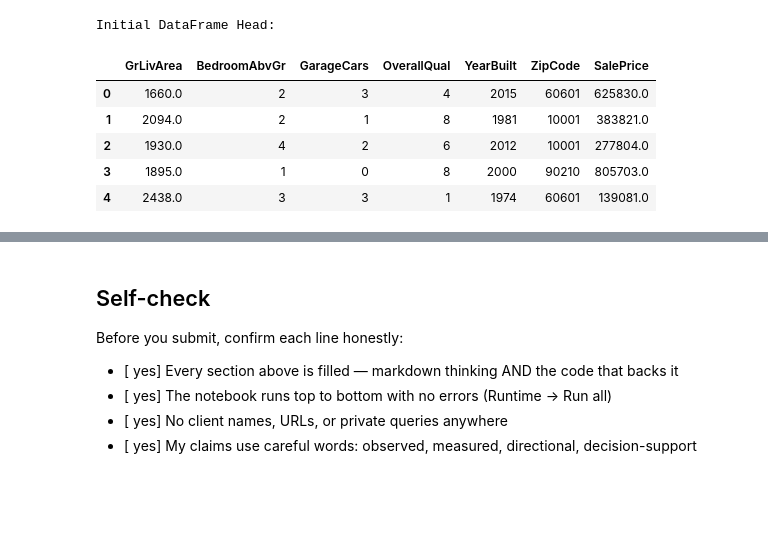
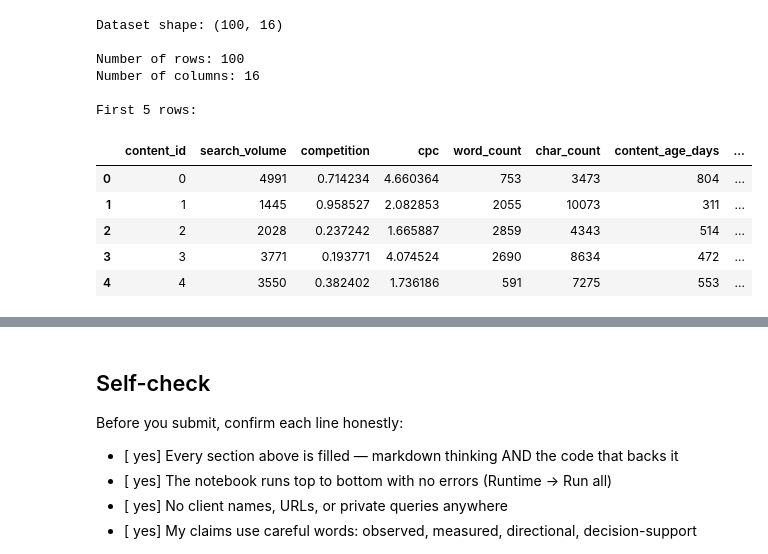
Before and after one commit to kunaaaaaal-cmd/ml-internship-starter, a Jupyter notebook: work/notebooks/capstone.ipynb, the cells around one changed output, grey strips where cells are left out. Drawn from its saved outputs; the diff is of its cells as text; code cells hidden in the pictures; blank space fills up the shorter version.

```diff
--- a/work/notebooks/capstone.ipynb
+++ b/work/notebooks/capstone.ipynb
@@ -41,64 +120,24 @@ Data exclusion criteria included **'records with missing critical values (e.g.,
 # %%
-import pandas as pd
+print("Dataset shape:", df.shape)
 
-# Placeholder for data loading and initial preprocessing
-# Example: For a CSV file from Kaggle or similar
-# df = pd.read_csv('train.csv') # Assuming 'train.csv' contains housing data
+print("\nNumber of rows:", len(df))
+print("Number of columns:", len(df.columns))
 
-# Or, for BigQuery:
-# from google.cloud import bigquery
-# client = bigquery.Client(project='your-gcp-project-id')
-# sql_query = """
-# SELECT * FROM `your-project.your-dataset.housing_data`
-# WHERE sale_date BETWEEN 'YYYY-MM-DD' AND 'YYYY-MM-DD'
-# """
-# df = client.query(sql_query).to_dataframe()
+print("\nFirst 5 rows:")
+display(df.head())
 
-# Let's create a dummy DataFrame for demonstration purposes if actual data isn't loaded
-import numpy as np
-np.random.seed(42)
-if 'df' not in locals(): # Only create dummy if df hasn't been loaded
-    data = {
-        'GrLivArea': np.random.randint(800, 3000, 100),
-        'BedroomAbvGr': np.random.randint(1, 5, 100),
-        'GarageCars': np.random.randint(0, 4, 100),
-        'OverallQual': np.random.randint(1, 10, 100),
-        'YearBuilt': np.random.randint(1950, 2020, 100),
-        'ZipCode': np.random.choice(['90210', '10001', '60601'], 100),
-        'SalePrice': np.random.randint(100000, 1000000, 100)
-    }
-    df = pd.DataFrame(data)
-    # Introduce some missing values for demonstration of cleaning
-    df.loc[np.random.choice(df.index, 5, replace=False), 'GrLivArea'] = np.nan
-    df.loc[np.random.choice(df.index, 3, replace=False), 'SalePrice'] = np.nan
-
-print("Initial DataFrame Head:")
-display(df.head())
-print("Initial DataFrame Info:")
-print(df.info())
-
-# Placeholder for data cleaning and exclusion
-# Drop rows where 'SalePrice' is missing, as it's our target variable
-df_cleaned = df.dropna(subset=['SalePrice']).copy()
-
-# Fill missing 'GrLivArea' with the median (example imputation)
-df_cleaned['GrLivArea'] = df_cleaned['GrLivArea'].fillna(df_cleaned['GrLivArea'].median())
-
-# Filter out potential outliers (example: very low prices, or very small areas which might be data entry errors)
-# Assuming a reasonable lower bound for housing prices (e.g., 50k)
-df_filtered = df_cleaned[df_cleaned['SalePrice'] > 50000]
-
-print("\nCleaned and Filtered DataFrame Head:")
-display(df_filtered.head())
-print("Cleaned and Filtered DataFrame Info:")
-print(df_filtered.info())
-
-print("Data loading and initial processing complete.")
+print("\nColumn names:")
+print(df.columns.tolist())
 # %% [output]
-Initial DataFrame Head:
+Dataset shape: (100, 16)
+
+Number of rows: 100
+Number of columns: 16
+
+First 5 rows:
-|  | GrLivArea | BedroomAbvGr | GarageCars | OverallQual | YearBuilt | ZipCode | SalePrice |
-| 0 | 1660.0 | 2 | 3 | 4 | 2015 | 60601 | 625830.0 |
-| 1 | 2094.0 | 2 | 1 | 8 | 1981 | 10001 | 383821.0 |
-| 2 | 1930.0 | 4 | 2 | 6 | 2012 | 10001 | 277804.0 |
-| 3 | 1895.0 | 1 | 0 | 8 | 2000 | 90210 | 805703.0 |
-| 4 | 2438.0 | 3 | 3 | 1 | 1974 | 60601 | 139081.0 |
+|  | content_id | search_volume | competition | cpc | word_count | char_count | content_age_days | ... |
+| 0 | 0 | 4991 | 0.714234 | 4.660364 | 753 | 3473 | 804 | ... |
+| 1 | 1 | 1445 | 0.958527 | 2.082853 | 2055 | 10073 | 311 | ... |
+| 2 | 2 | 2028 | 0.237242 | 1.665887 | 2859 | 4343 | 514 | ... |
+| 3 | 3 | 3771 | 0.193771 | 4.074524 | 2690 | 8634 | 472 | ... |
+| 4 | 4 | 3550 | 0.382402 | 1.736186 | 591 | 7275 | 553 | ... |
```
Also changed, not shown: parts of 76 cells of this notebook.
